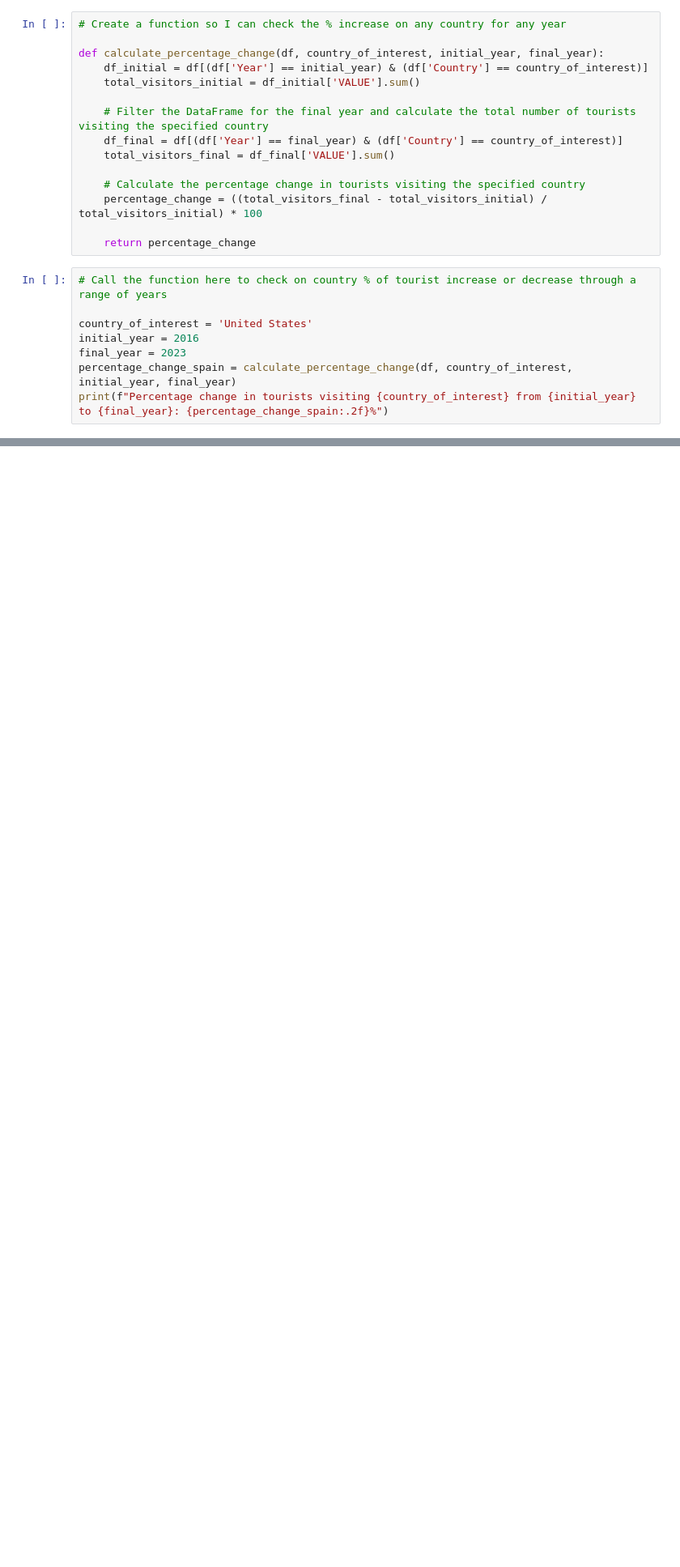
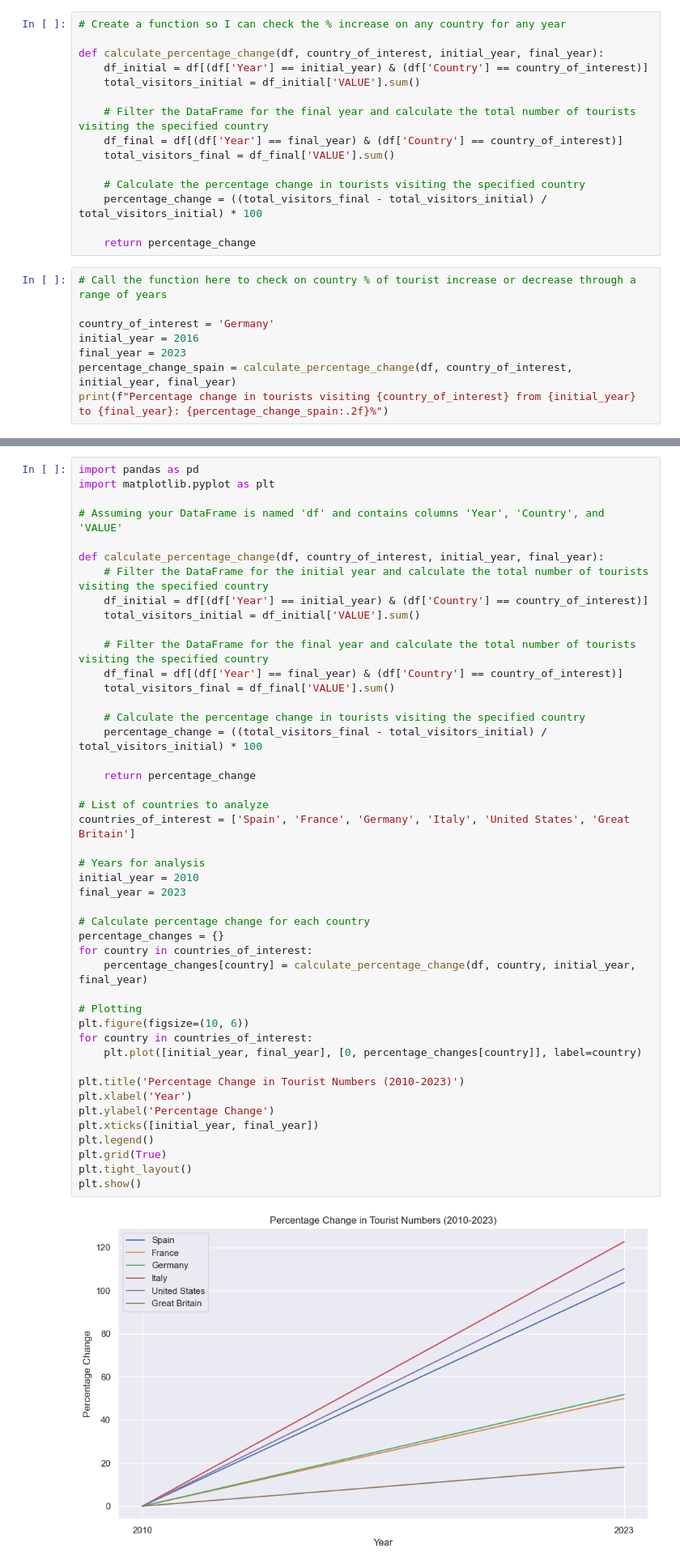
Before and after one commit to CoreyLouiseHughes/CA1_Tourism_CoreyHughes, a Jupyter notebook: Tourism_CA1.ipynb, the cells around one changed output, grey strips where cells are left out. Shown at 81% size. Drawn from its saved outputs; the diff is of its cells as text; blank space fills up the shorter version.

```diff
--- a/Tourism_CA1.ipynb
+++ b/Tourism_CA1.ipynb
@@ -484,7 +484,7 @@ def calculate_percentage_change(df, country_of_interest, initial_year, final_yea
 # %%
 # Call the function here to check on country % of tourist increase or decrease through a range of years
 
-country_of_interest = 'United States'
+country_of_interest = 'Germany'
 initial_year = 2016
 final_year = 2023
 percentage_change_spain = calculate_percentage_change(df, country_of_interest, initial_year, final_year)
@@ -493,0 +494,47 @@ Percentage change in tourists visiting United States from 2016 to 2023: 32.18%
+# %%
+import pandas as pd
+import matplotlib.pyplot as plt
+
+# Assuming your DataFrame is named 'df' and contains columns 'Year', 'Country', and 'VALUE'
+
+def calculate_percentage_change(df, country_of_interest, initial_year, final_year):
+    # Filter the DataFrame for the initial year and calculate the total number of tourists visiting the specified country
+    df_initial = df[(df['Year'] == initial_year) & (df['Country'] == country_of_interest)]
+    total_visitors_initial = df_initial['VALUE'].sum()
+
+    # Filter the DataFrame for the final year and calculate the total number of tourists visiting the specified country
+    df_final = df[(df['Year'] == final_year) & (df['Country'] == country_of_interest)]
+    total_visitors_final = df_final['VALUE'].sum()
+
+    # Calculate the percentage change in tourists visiting the specified country
+    percentage_change = ((total_visitors_final - total_visitors_initial) / total_visitors_initial) * 100
+
+    return percentage_change
+
+# List of countries to analyze
+countries_of_interest = ['Spain', 'France', 'Germany', 'Italy', 'United States', 'Great Britain']
+
+# Years for analysis
+initial_year = 2010
+final_year = 2023
+
+# Calculate percentage change for each country
+percentage_changes = {}
+for country in countries_of_interest:
+    percentage_changes[country] = calculate_percentage_change(df, country, initial_year, final_year)
+
+# Plotting
+plt.figure(figsize=(10, 6))
+for country in countries_of_interest:
+    plt.plot([initial_year, final_year], [0, percentage_changes[country]], label=country)
+
+plt.title('Percentage Change in Tourist Numbers (2010-2023)')
+plt.xlabel('Year')
+plt.ylabel('Percentage Change')
+plt.xticks([initial_year, final_year])
+plt.legend()
+plt.grid(True)
+plt.tight_layout()
+plt.show()
+# %% [output]
+[figure, added]
```
Also changed, not shown: parts of 5 cells of this notebook.
